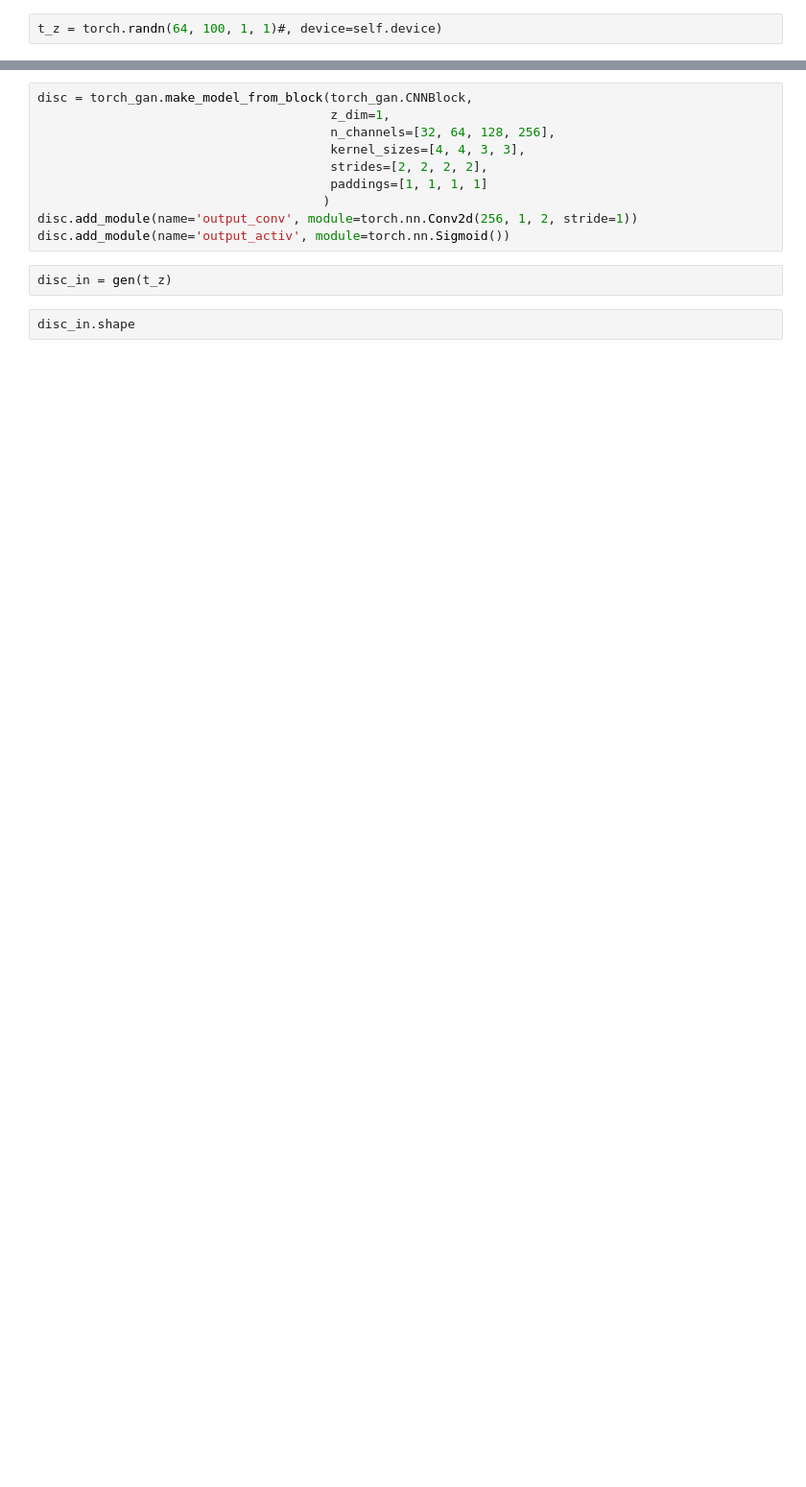
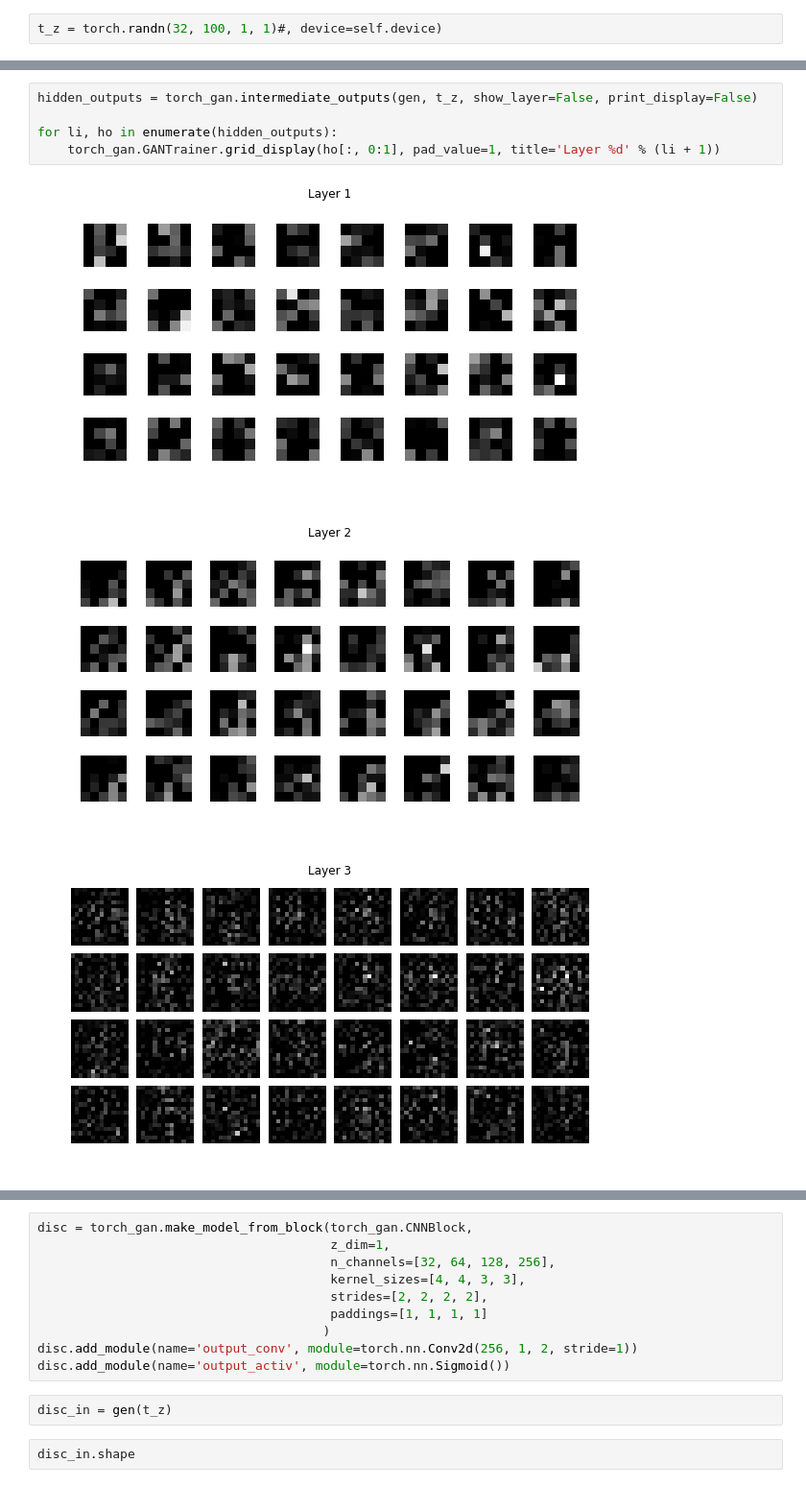
Before and after one commit to danmar3/AssociativeGAN, a Jupyter notebook: notebooks/torch_fashion_mnist_gan.ipynb, the cells around one changed output, grey strips where cells are left out. Shown at 96% size. Cells and saved outputs as stored; diff of their text form; blank space fills up the shorter version.

```diff
--- a/notebooks/torch_fashion_mnist_gan.ipynb
+++ b/notebooks/torch_fashion_mnist_gan.ipynb
@@ -24,2 +24,2 @@ gen.add_module(name='output_activ', module=torch.nn.Tanh())
 # %%
-t_z = torch.randn(64, 100, 1, 1)#, device=self.device)
+t_z = torch.randn(32, 100, 1, 1)#, device=self.device)
@@ -25,0 +28,9 @@ t_z = torch.randn(64, 100, 1, 1)#, device=self.device)
+# %%
+hidden_outputs = torch_gan.intermediate_outputs(gen, t_z, show_layer=False, print_display=False)
+
+for li, ho in enumerate(hidden_outputs):
+    torch_gan.GANTrainer.grid_display(ho[:, 0:1], pad_value=1, title='Layer %d' % (li + 1))
+# %% [output]
+[figure, added]
+[figure, added]
+[figure, added]
```
Also changed, not shown: parts of 23 cells of this notebook.
